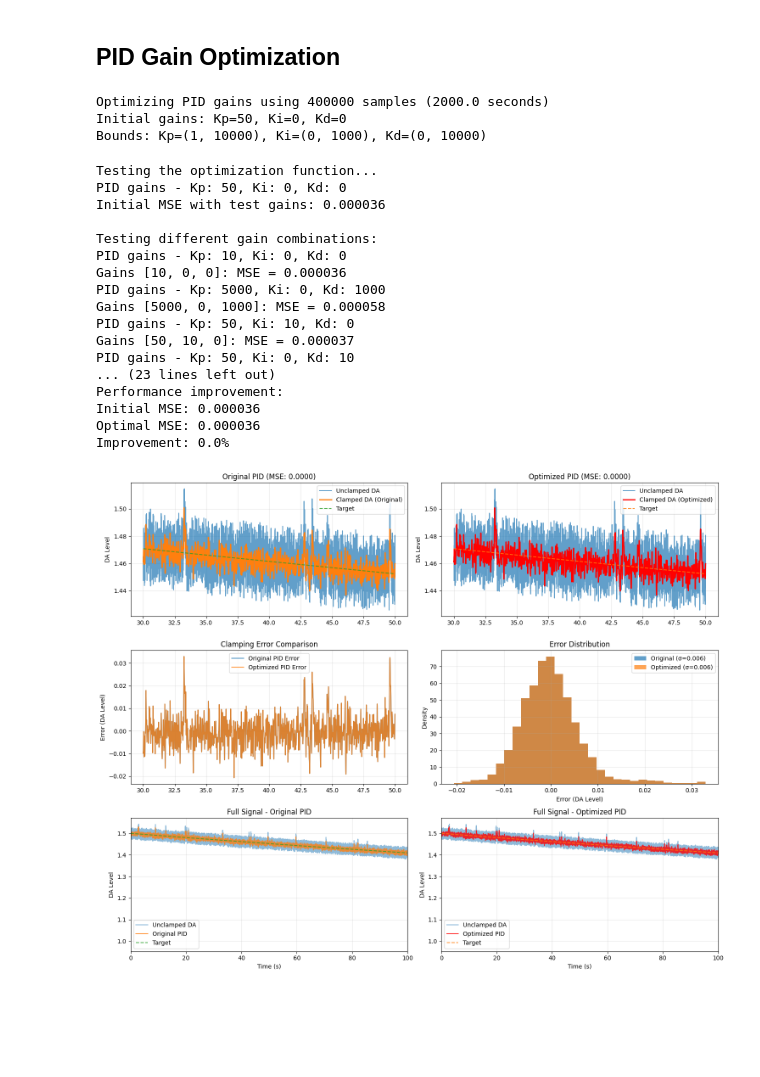
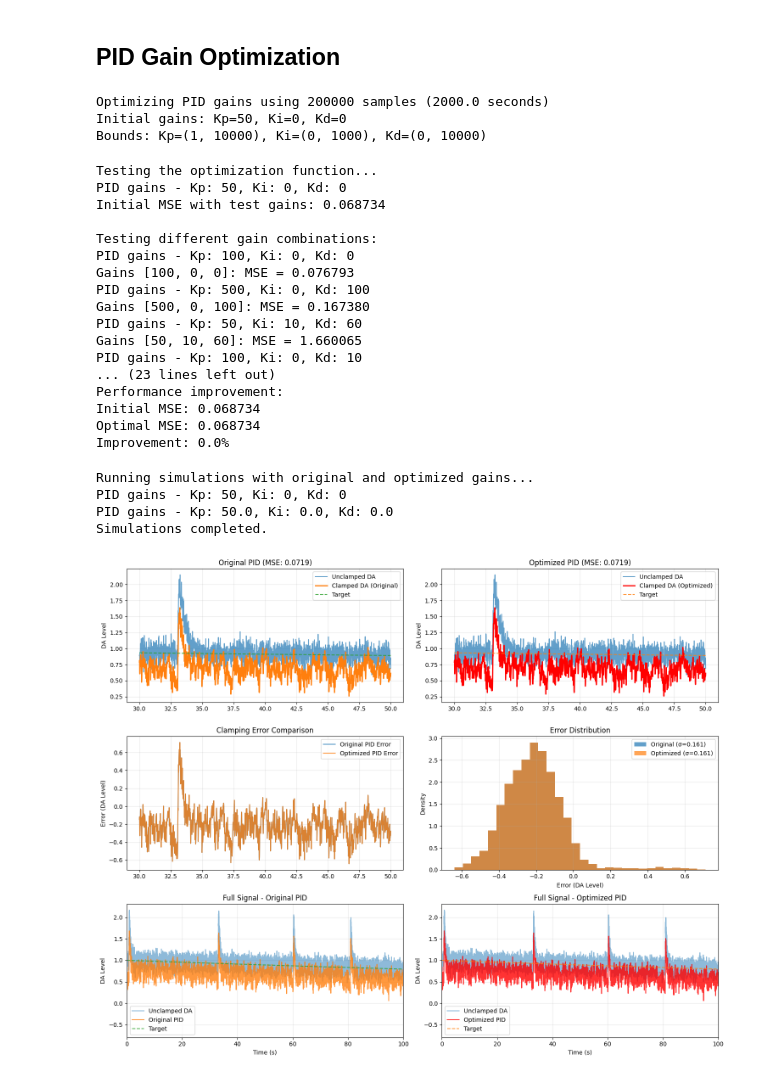
Before and after one commit to shunnnli/BrainClamp, a Jupyter notebook: PID-model.ipynb, the cells around one changed output. Saved outputs shown, nothing was run; the diff lists cells and outputs as text; code cells hidden in the pictures; blank space fills up the shorter version.

```diff
--- a/PID-model.ipynb
+++ b/PID-model.ipynb
@@ -277,3 +363,12 @@ def run_pid_simulation(
         "stim_kernel": stim_kernel,
         "stimIdx": stimIdx
     }
+# %%
+# Run the simulation
+results = run_pid_simulation(signal_data, baseline, stim_kernel=stim_kernel, Fs=Fs,
+                            Kp=100, Ki=10, Kd=10)
+output_data = results["output_data"]
+pwm_signal = results["pwm_signal"]
+feedback = results["feedback"]
+clamped_signal = results["clamped_signal"]
+t = results["t"]
@@ -281,15 +378,8 @@ def run_pid_simulation(
 # Plot the PID results
 fig, axes = plt.subplots(5, 1, figsize=(12, 15))
 
-# Run the simulation
-results = run_pid_simulation(signal_data, baseline, Kp=5000, Ki=10, Kd=60)
-output_data = results["output_data"]
-pwm_signal = results["pwm_signal"]
-feedback = results["feedback"]
-clamped_signal = results["clamped_signal"]
-
 # Define time window for plotting
-time_start, time_end = 30, 50
+time_start, time_end = 380, 420
 start_idx = int(time_start * Fs)
 end_idx = int(time_end * Fs)
 
@@ -378,12 +427,13 @@ plt.show()
 from scipy.optimize import minimize
 import time
 
-def simulate_pid_clamp(gains, input_signal, target_signal):
+def simulate_pid_clamp(gains, input_signal, target_signal, stim_kernel, Fs=100):
     """
     Calculate PID clamping performance given gains [Kp, Ki, Kd]
     Returns the mean squared error between clamped signal and target
     """
-    results = run_pid_simulation(input_signal, target_signal, Kp=gains[0], Ki=gains[1], Kd=gains[2])
+    results = run_pid_simulation(input_signal, target_signal, stim_kernel=stim_kernel,
+                                Kp=gains[0], Ki=gains[1], Kd=gains[2], Fs=Fs)
     clamped_signal = results["clamped_signal"]
 
     # Performance metric: Mean Squared Error
@@ -400,32 +450,32 @@ optimization_length = 2000 * Fs  # 10 seconds
 input_opt = lowpass_filter(signal_data[:optimization_length], 20, Fs)
 target_opt = baseline[:optimization_length]
 
-print(f"Optimizing PID gains using {optimization_length} samples ({optimization_length/fs:.1f} seconds)")
+print(f"Optimizing PID gains using {optimization_length} samples ({optimization_length/Fs:.1f} seconds)")
 print(f"Initial gains: Kp={initial_gains[0]}, Ki={initial_gains[1]}, Kd={initial_gains[2]}")
 print(f"Bounds: Kp={bounds[0]}, Ki={bounds[1]}, Kd={bounds[2]}")
 # %% [output]
-Optimizing PID gains using 400000 samples (2000.0 seconds)
+Optimizing PID gains using 200000 samples (2000.0 seconds)
 Initial gains: Kp=50, Ki=0, Kd=0
 Bounds: Kp=(1, 10000), Ki=(0, 1000), Kd=(0, 10000)
 # %%
 # Test the function first to make sure it works
 print("Testing the optimization function...")
-test_mse = simulate_pid_clamp(initial_gains, input_opt, target_opt)
+test_mse = simulate_pid_clamp(initial_gains, input_opt, target_opt, stim_kernel, Fs=Fs)
 print(f"Initial MSE with test gains: {test_mse:.6f}")
 
 # Try different initial guesses to see if we can find improvement
 test_gains = [
-    [10, 0, 0],    # Lower Kp
-    [5000, 0, 1000],   # Higher Kp
-    [50, 10, 0],   # Add some Ki
-    [50, 0, 10],   # Add some Kd
+    [100, 0, 0],    # Lower Kp
+    [500, 0, 100],   # Higher Kp
+    [50, 10, 60],   # Add some Ki
+    [100, 0, 10],   # Add some Kd
     [30, 5, 5],    # Balanced gains
 ]
 
 print("\nTesting different gain combinations:")
 for i, gains in enumerate(test_gains):
     try:
-        mse = simulate_pid_clamp(gains, input_opt, target_opt)
+        mse = simulate_pid_clamp(gains, input_opt, target_opt, stim_kernel, Fs=Fs)
         print(f"Gains {gains}: MSE = {mse:.6f}")
     except Exception as e:
         print(f"Gains {gains}: Error - {e}")
@@ -441,7 +491,7 @@ start_time = time.time()
 result = minimize(
     fun=simulate_pid_clamp,
     x0=initial_gains,
-    args=(input_opt, target_opt),
+    args=(input_opt, target_opt, stim_kernel),
     method='L-BFGS-B',
     bounds=bounds,
     options={'maxiter': 200, 'disp': True}
@@ -464,7 +514,7 @@ print(f"Ki = {Ki_opt:.2f}")
 print(f"Kd = {Kd_opt:.2f}")
 
 # Calculate performance improvement
-initial_mse = simulate_pid_clamp(initial_gains, input_opt, target_opt)
+initial_mse = simulate_pid_clamp(initial_gains, input_opt, target_opt, stim_kernel, Fs=Fs)
 optimal_mse = result.fun
 improvement = ((initial_mse - optimal_mse) / initial_mse) * 100
 
@@ -475,28 +525,30 @@ print(f"Improvement: {improvement:.1f}%")
 # %% [output]
 Testing the optimization function...
 PID gains - Kp: 50, Ki: 0, Kd: 0
-Initial MSE with test gains: 0.000036
+Initial MSE with test gains: 0.068734
 
 Testing different gain combinations:
-PID gains - Kp: 10, Ki: 0, Kd: 0
-Gains [10, 0, 0]: MSE = 0.000036
-PID gains - Kp: 5000, Ki: 0, Kd: 1000
-Gains [5000, 0, 1000]: MSE = 0.000058
-PID gains - Kp: 50, Ki: 10, Kd: 0
-Gains [50, 10, 0]: MSE = 0.000037
-PID gains - Kp: 50, Ki: 0, Kd: 10
+PID gains - Kp: 100, Ki: 0, Kd: 0
+Gains [100, 0, 0]: MSE = 0.076793
+PID gains - Kp: 500, Ki: 0, Kd: 100
+Gains [500, 0, 100]: MSE = 0.167380
+PID gains - Kp: 50, Ki: 10, Kd: 60
+Gains [50, 10, 60]: MSE = 1.660065
+PID gains - Kp: 100, Ki: 0, Kd: 10
 ... (23 lines left out)
 Performance improvement:
-Initial MSE: 0.000036
-Optimal MSE: 0.000036
+Initial MSE: 0.068734
+Optimal MSE: 0.068734
 Improvement: 0.0%
 # %%
 # Compare original vs optimized PID performance
 
 # Run simulations
 print("Running simulations with original and optimized gains...")
-original_results = run_pid_simulation(signal_data, baseline, Kp=initial_gains[0], Ki=initial_gains[1], Kd=initial_gains[2])
-optimized_results = run_pid_simulation(signal_data, baseline, Kp=optimal_gains[0], Ki=optimal_gains[1], Kd=optimal_gains[2])
+original_results = run_pid_simulation(signal_data, baseline, stim_kernel, Fs=Fs,
+                                        Kp=initial_gains[0], Ki=initial_gains[1], Kd=initial_gains[2])
+optimized_results = run_pid_simulation(signal_data, baseline, stim_kernel, Fs=Fs,
+                                        Kp=optimal_gains[0], Ki=optimal_gains[1], Kd=optimal_gains[2])
 
 print("Simulations completed.")
 
@@ -553,31 +605,35 @@ axes[1, 1].set_title('Error Distribution')
 axes[1, 1].set_xlabel('Error (DA Level)')
 axes[1, 1].set_ylabel('Density')
 axes[1, 1].legend()
 axes[1, 1].grid(True, alpha=0.3)
 
 # Plot 5: Full signal comparison (zoomed out)
 axes[2, 0].plot(t, signal_data, label='Unclamped DA', alpha=0.5)
 axes[2, 0].plot(t, original_signal, label='Original PID', alpha=0.8)
 axes[2, 0].plot(t, baseline, label='Target', linestyle='--', alpha=0.8)
 axes[2, 0].set_title('Full Signal - Original PID')
 axes[2, 0].set_xlabel('Time (s)')
 axes[2, 0].set_ylabel('DA Level')
 axes[2, 0].set_xlim([0, 100])
 axes[2, 0].legend()
 axes[2, 0].grid(True, alpha=0.3)
 
 # Plot 6: Full signal comparison (zoomed out)
 axes[2, 1].plot(t, signal_data, label='Unclamped DA', alpha=0.5)
 axes[2, 1].plot(t, optimized_signal, label='Optimized PID', alpha=0.8, color='red')
 axes[2, 1].plot(t, baseline, label='Target', linestyle='--', alpha=0.8)
 axes[2, 1].set_title('Full Signal - Optimized PID')
 axes[2, 1].set_xlabel('Time (s)')
 axes[2, 1].set_ylabel('DA Level')
 axes[2, 1].set_xlim([0, 100])
 axes[2, 1].legend()
 axes[2, 1].grid(True, alpha=0.3)
 
 plt.tight_layout()
 plt.show()
 # %% [output]
+Running simulations with original and optimized gains...
+PID gains - Kp: 50, Ki: 0, Kd: 0
+PID gains - Kp: 50.0, Ki: 0.0, Kd: 0.0
+Simulations completed.
-[figure, old version]
+[figure, new version]
```
Also changed, not shown: parts of 17 cells of this notebook, 2 other files.
